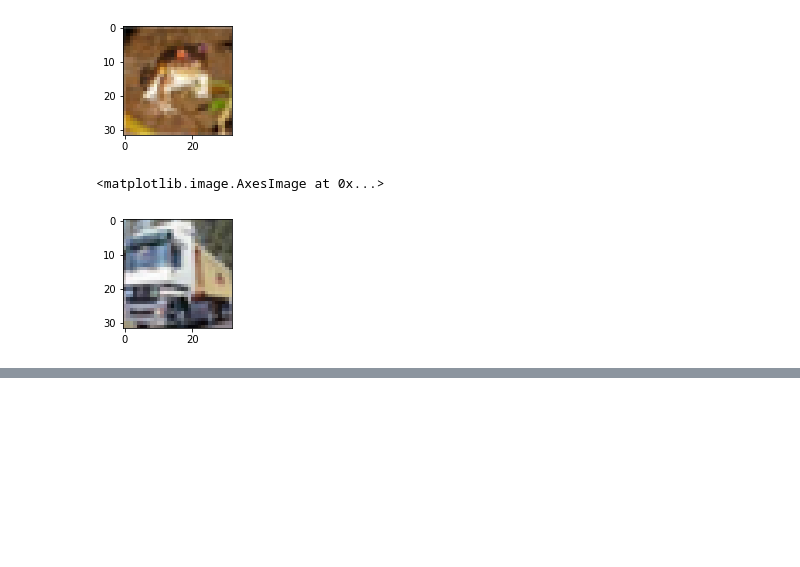
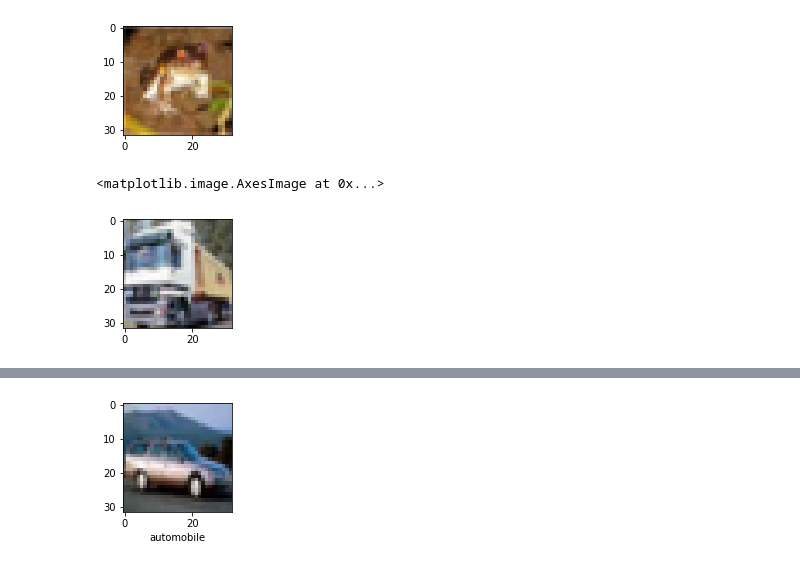
Before and after one commit to Milind-cod3-base/Cifar10_CNN, a Jupyter notebook: CNN_cifar10.ipynb, the cells around one changed output, grey strips where cells are left out. Saved outputs shown, nothing was run; the diff lists cells and outputs as text; code cells hidden in the pictures; blank space fills up the shorter version.

```diff
--- a/CNN_cifar10.ipynb
+++ b/CNN_cifar10.ipynb
@@ -57,0 +92,4 @@ plt.imshow(X_train[1])
+# %%
+plot_sample(X_train, y_train, 4)
+# %% [output]
+[figure, added]
```
Also changed, not shown: parts of 6 cells of this notebook.
